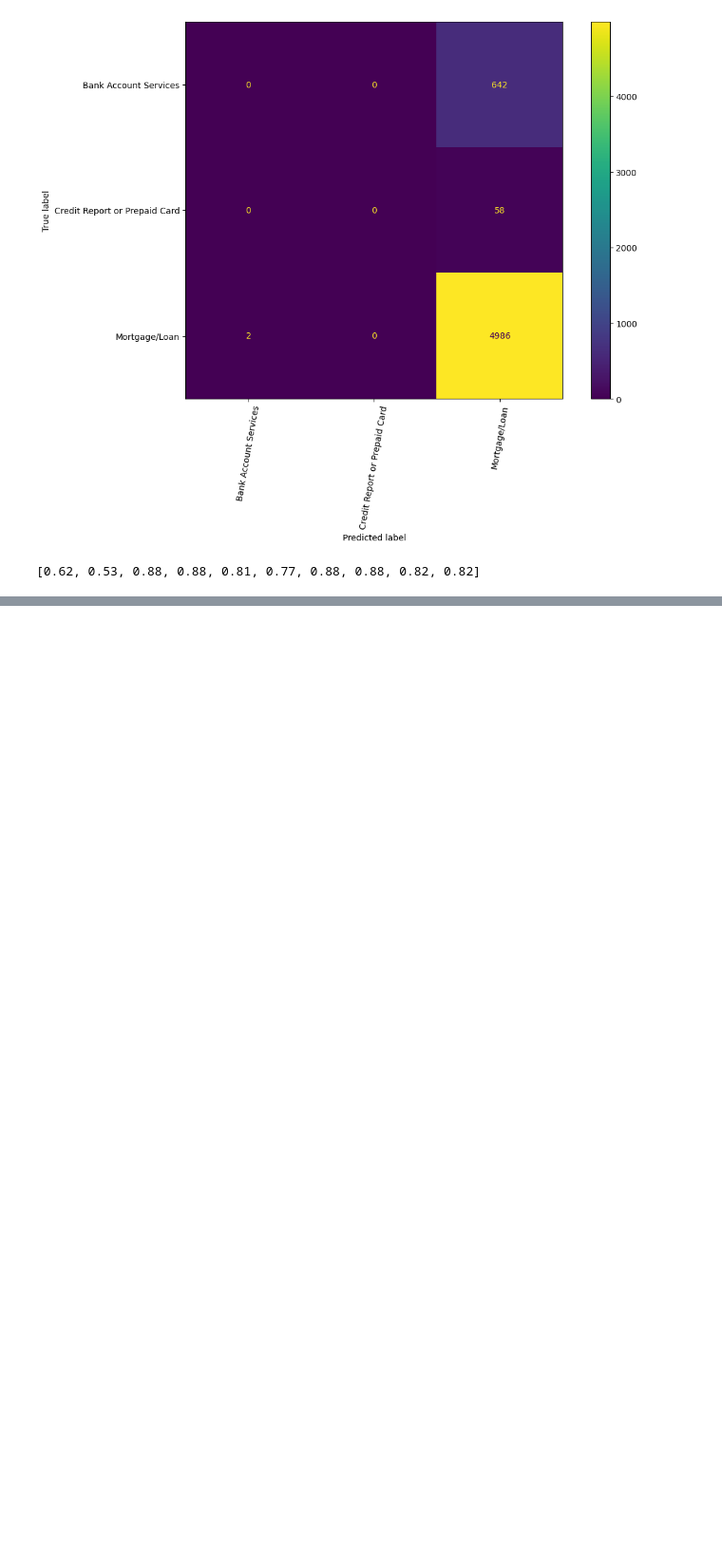
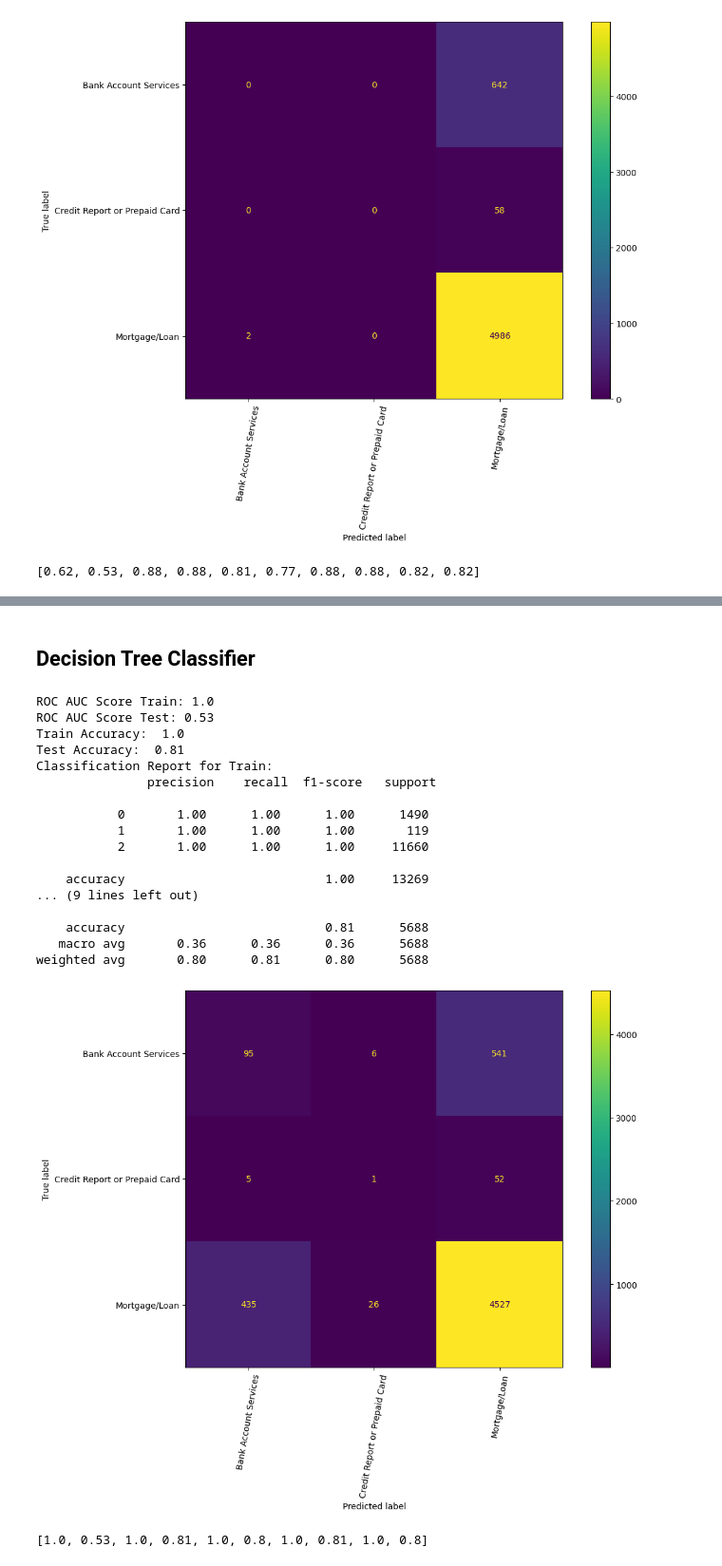
Before and after one commit to electrojam/Curso-de-MLOPS-Despliegue-de-Modelos-de-Machine-Learning, a Jupyter notebook: tracking/tracking_data_tickets_baseline.ipynb, the cells around one changed output, grey strips where cells are left out. Shown: that part at 95% size. Cells and saved outputs as stored; diff of their text form; code cells hidden in the pictures; blank space fills up the shorter version.

```diff
--- a/tracking/tracking_data_tickets_baseline.ipynb
+++ b/tracking/tracking_data_tickets_baseline.ipynb
@@ -337,0 +450,33 @@ weighted avg       0.77      0.88      0.82      5688
+# %% [markdown]
+## Decision Tree Classifier
+# %%
+dtc = DecisionTreeClassifier(random_state=40)
+dtc.fit(X_train,y_train)
+display_classification_report(model=dtc,
+                              name_model="DecisionTreeClassifier",
+                              developer="Maria",
+                              X_train=X_train,
+                              X_test=X_test,
+                              y_train=y_train,
+                              y_test=y_test,
+                              use_cv=False)
+# %% [output]
+ROC AUC Score Train: 1.0
+ROC AUC Score Test: 0.53
+Train Accuracy:  1.0
+Test Accuracy:  0.81
+Classification Report for Train:
+               precision    recall  f1-score   support
+
+           0       1.00      1.00      1.00      1490
+           1       1.00      1.00      1.00       119
+           2       1.00      1.00      1.00     11660
+
+    accuracy                           1.00     13269
+... (9 lines left out)
+
+    accuracy                           0.81      5688
+   macro avg       0.36      0.36      0.36      5688
+weighted avg       0.80      0.81      0.80      5688
+[figure, added]
+[1.0, 0.53, 1.0, 0.81, 1.0, 0.8, 1.0, 0.81, 1.0, 0.8]
```
Also changed, not shown: parts of 21 cells of this notebook.
